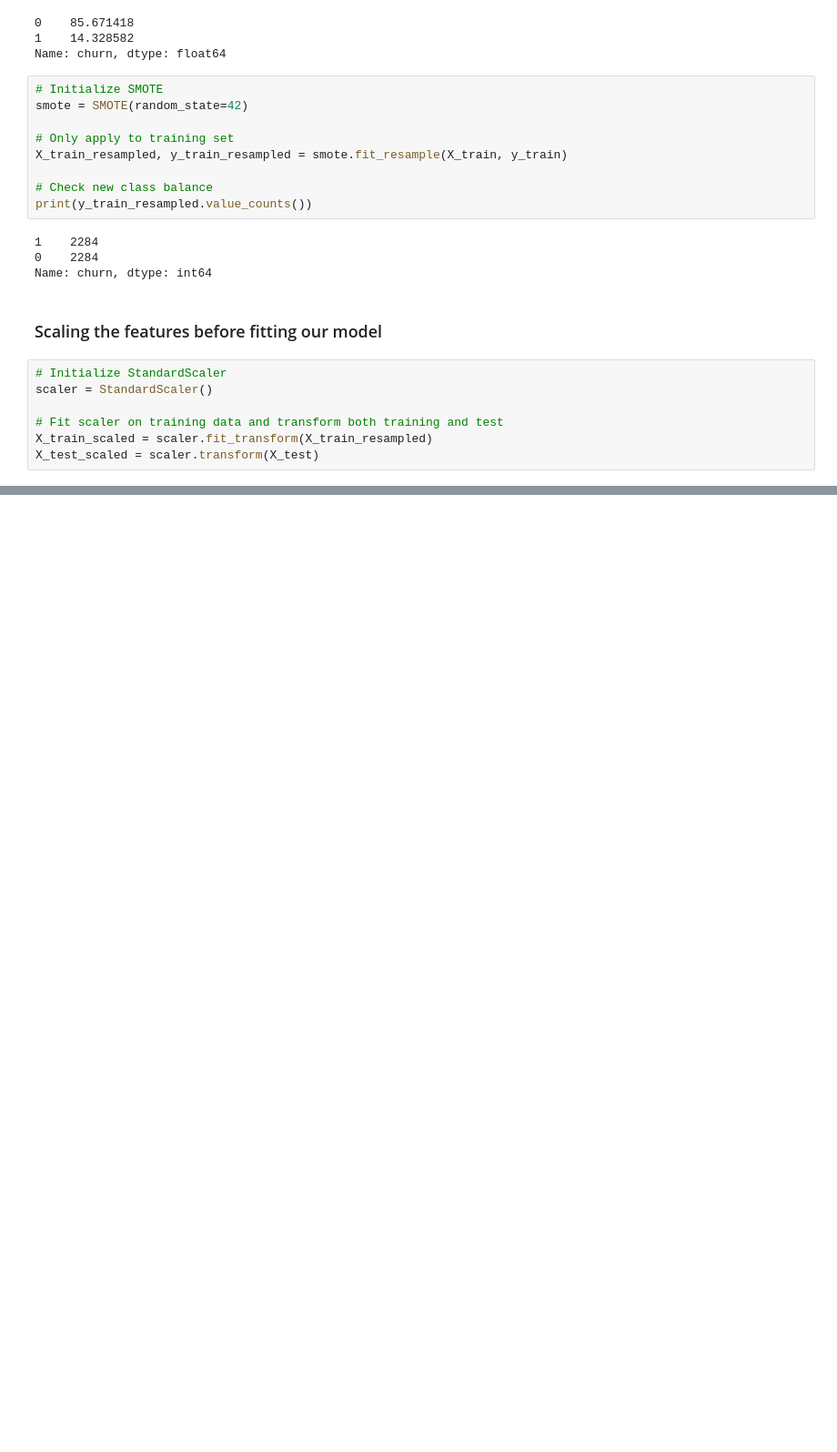
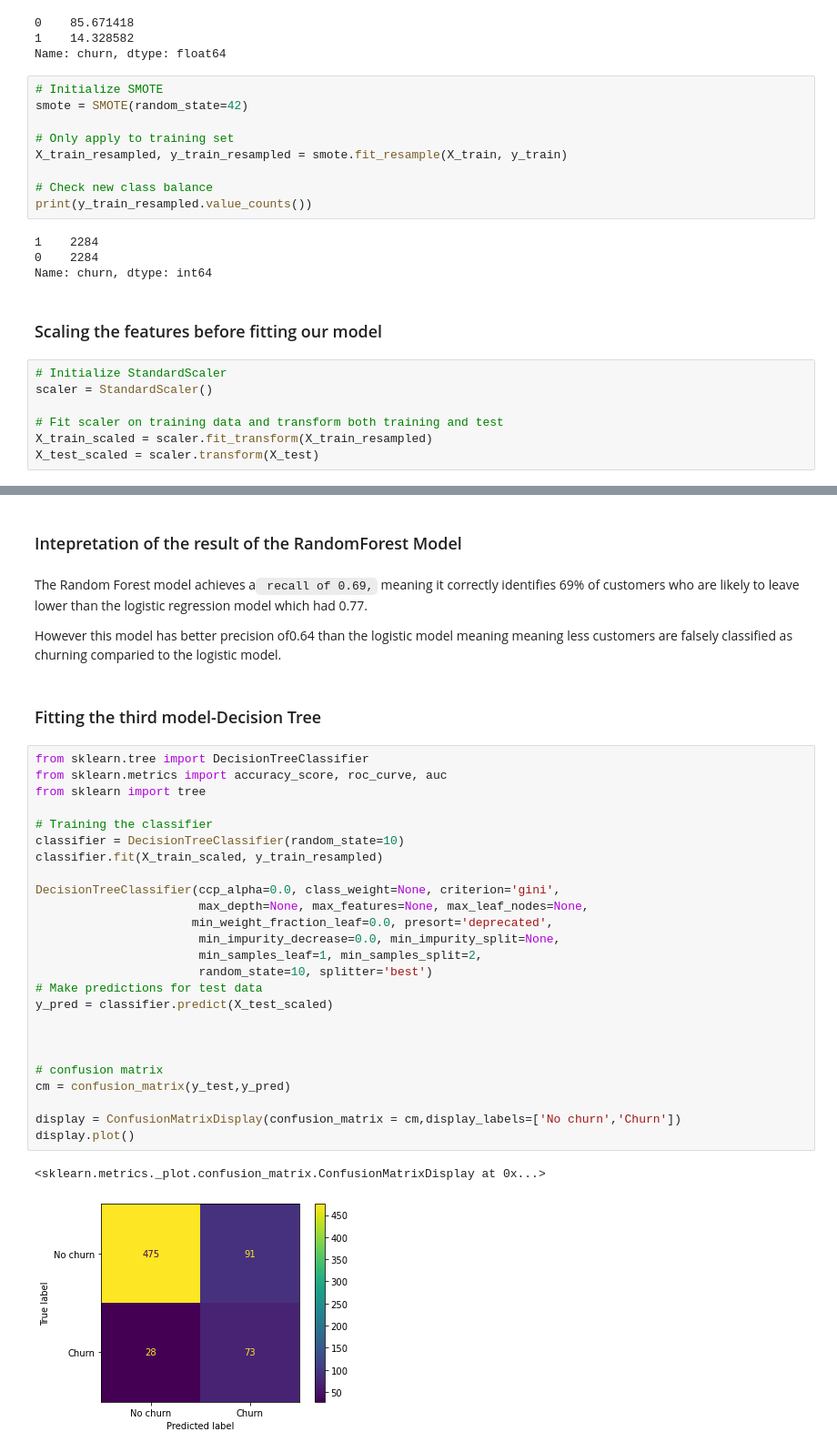
Before and after one commit to Iamwangui/Customer_Churn_Project, a Jupyter notebook: Customer_Churn.ipynb, the cells around one changed output, grey strips where cells are left out. Shown at 91% size. Drawn from its saved outputs; the diff is of its cells as text; blank space fills up the shorter version.

```diff
--- a/Customer_Churn.ipynb
+++ b/Customer_Churn.ipynb
@@ -396,0 +453,36 @@ display.plot()
+# %% [markdown]
+### Intepretation of the result of the RandomForest Model
+# %% [markdown]
+The Random Forest model achieves a` recall of 0.69,` meaning it correctly identifies 69% of customers who are likely to leave  lower than the logistic regression model which had 0.77.
+
+However this model has better precision of0.64 than the logistic model meaning meaning less customers are falsely classified as churning comparied to the logistic model.
+# %% [markdown]
+### Fitting the third model-Decision Tree
+# %%
+from sklearn.tree import DecisionTreeClassifier
+from sklearn.metrics import accuracy_score, roc_curve, auc
+from sklearn import tree
+
+# Training the classifier
+classifier = DecisionTreeClassifier(random_state=10)
+classifier.fit(X_train_scaled, y_train_resampled)
+
+DecisionTreeClassifier(ccp_alpha=0.0, class_weight=None, criterion='gini',
+                       max_depth=None, max_features=None, max_leaf_nodes=None,
+                      min_weight_fraction_leaf=0.0, presort='deprecated',
+                       min_impurity_decrease=0.0, min_impurity_split=None,
+                       min_samples_leaf=1, min_samples_split=2,
+                       random_state=10, splitter='best')
+# Make predictions for test data
+y_pred = classifier.predict(X_test_scaled)
+
+
+
+# confusion matrix
+cm = confusion_matrix(y_test,y_pred)
+
+display = ConfusionMatrixDisplay(confusion_matrix = cm,display_labels=['No churn','Churn'])
+display.plot()
+# %% [output]
+<sklearn.metrics._plot.confusion_matrix.ConfusionMatrixDisplay at 0x...>
+[figure, added]
```
Also changed, not shown: parts of 46 cells of this notebook, 1 other file.
